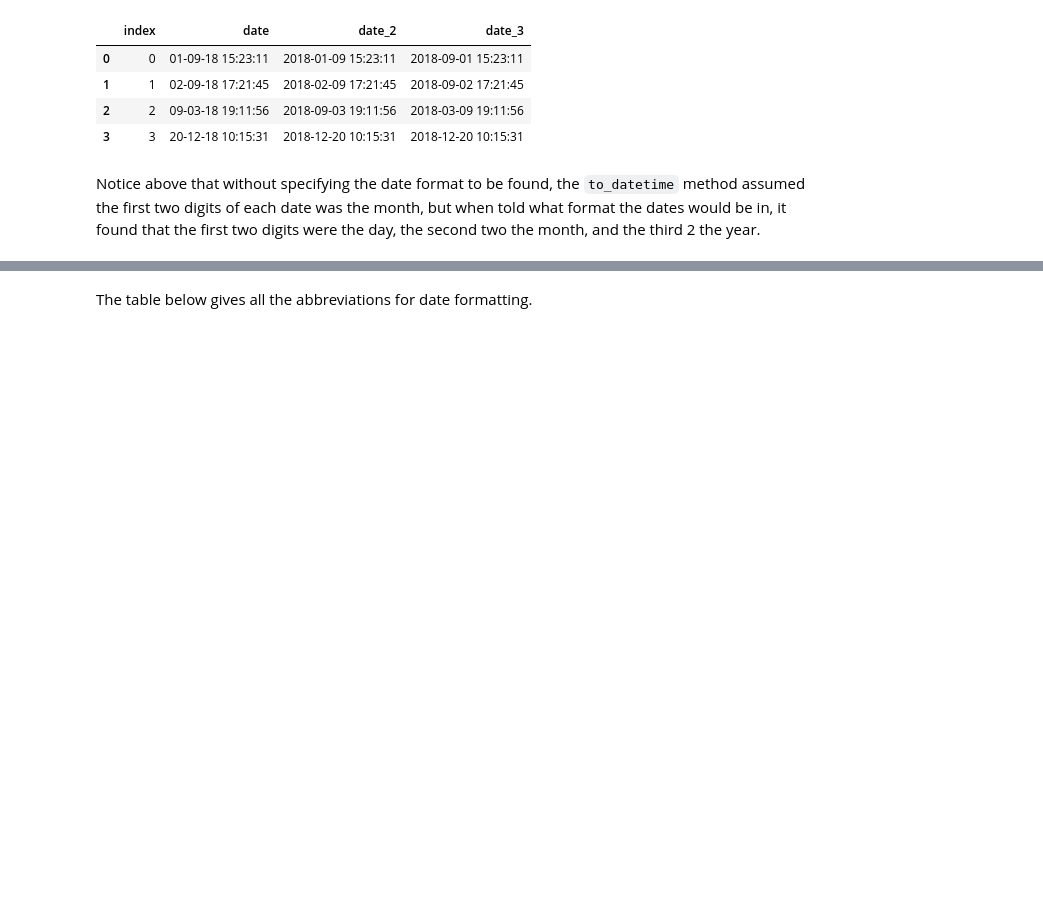
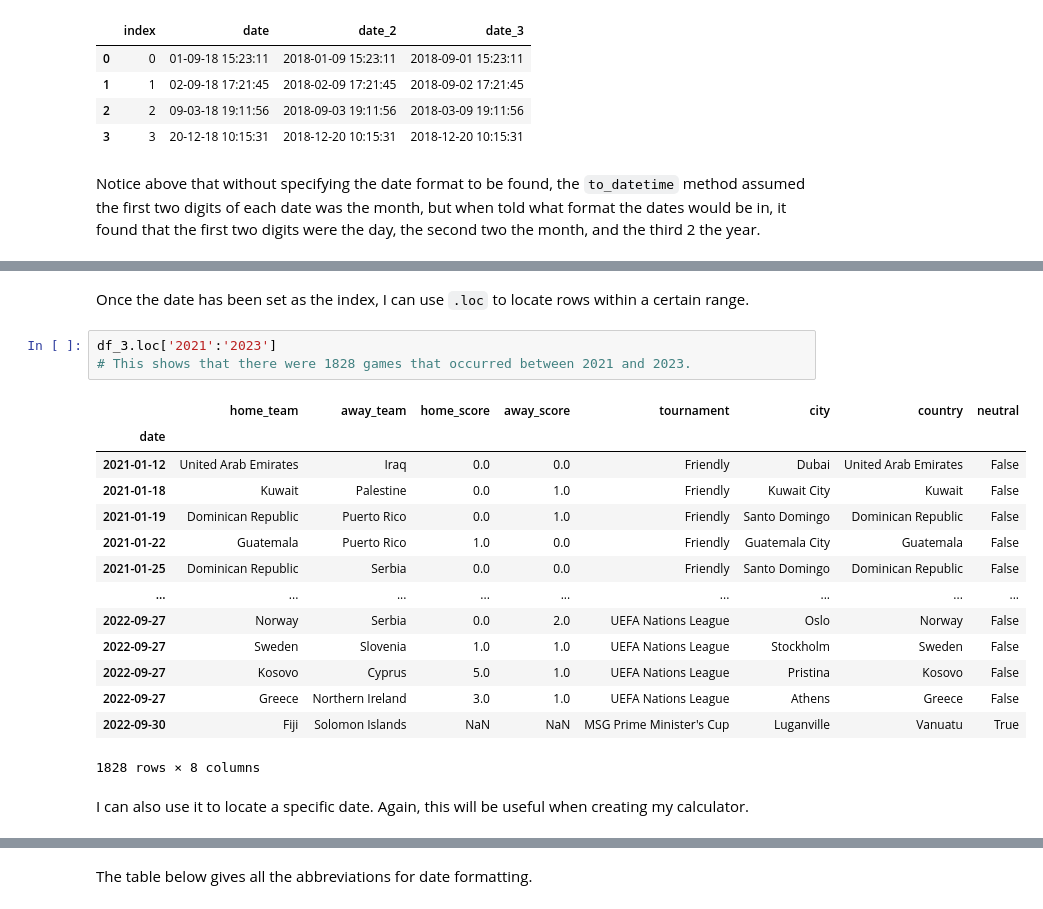
Before and after one commit to bfranx62/come-follow-me-breakdown-builder, a Jupyter notebook: Dates Learning.ipynb, the cells around one changed output, grey strips where cells are left out. Saved outputs shown, nothing was run; the diff lists cells and outputs as text; blank space fills up the shorter version.

```diff
--- a/Dates Learning.ipynb
+++ b/Dates Learning.ipynb
@@ -83,0 +354,22 @@ Notice above that without specifying the date format to be found, the `to_dateti
+# %% [markdown]
+Once the date has been set as the index, I can use `.loc` to locate rows within a certain range.
+# %%
+df_3.loc['2021':'2023']
+# This shows that there were 1828 games that occurred between 2021 and 2023.
+# %% [output]
+|  | home_team | away_team | home_score | away_score | tournament | city | country | neutral |
+| date |  |  |  |  |  |  |  |  |
+| 2021-01-12 | United Arab Emirates | Iraq | 0.0 | 0.0 | Friendly | Dubai | United Arab Emirates | False |
+| 2021-01-18 | Kuwait | Palestine | 0.0 | 1.0 | Friendly | Kuwait City | Kuwait | False |
+| 2021-01-19 | Dominican Republic | Puerto Rico | 0.0 | 1.0 | Friendly | Santo Domingo | Dominican Republic | False |
+| 2021-01-22 | Guatemala | Puerto Rico | 1.0 | 0.0 | Friendly | Guatemala City | Guatemala | False |
+| 2021-01-25 | Dominican Republic | Serbia | 0.0 | 0.0 | Friendly | Santo Domingo | Dominican Republic | False |
+| ... | ... | ... | ... | ... | ... | ... | ... | ... |
+| 2022-09-27 | Norway | Serbia | 0.0 | 2.0 | UEFA Nations League | Oslo | Norway | False |
+| 2022-09-27 | Sweden | Slovenia | 1.0 | 1.0 | UEFA Nations League | Stockholm | Sweden | False |
+| 2022-09-27 | Kosovo | Cyprus | 5.0 | 1.0 | UEFA Nations League | Pristina | Kosovo | False |
+| 2022-09-27 | Greece | Northern Ireland | 3.0 | 1.0 | UEFA Nations League | Athens | Greece | False |
+| 2022-09-30 | Fiji | Solomon Islands | NaN | NaN | MSG Prime Minister's Cup | Luganville | Vanuatu | True |
+1828 rows × 8 columns
+# %% [markdown]
+I can also use it to locate a specific date. Again, this will be useful when creating my calculator.
```
Also changed, not shown: parts of 50 cells of this notebook.
